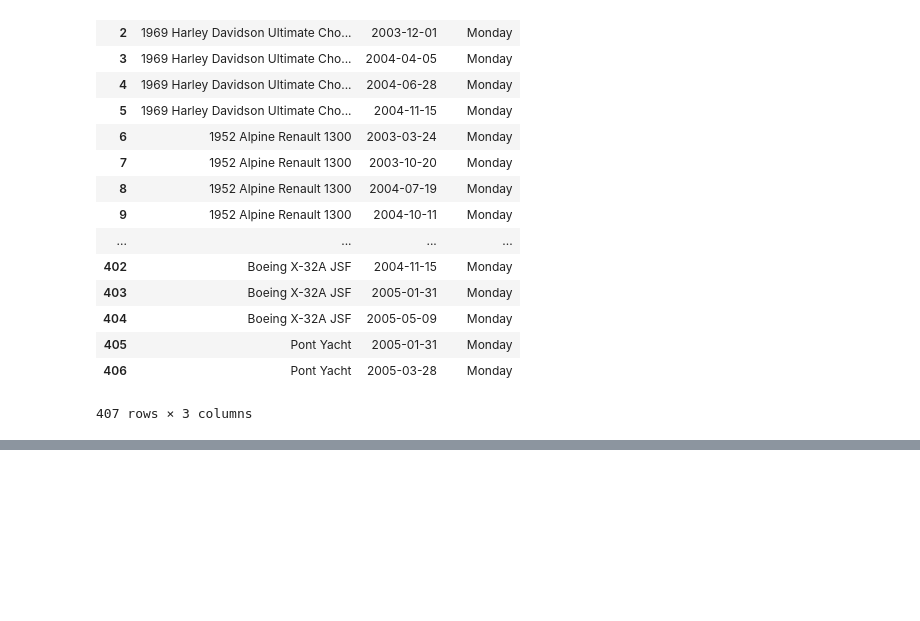
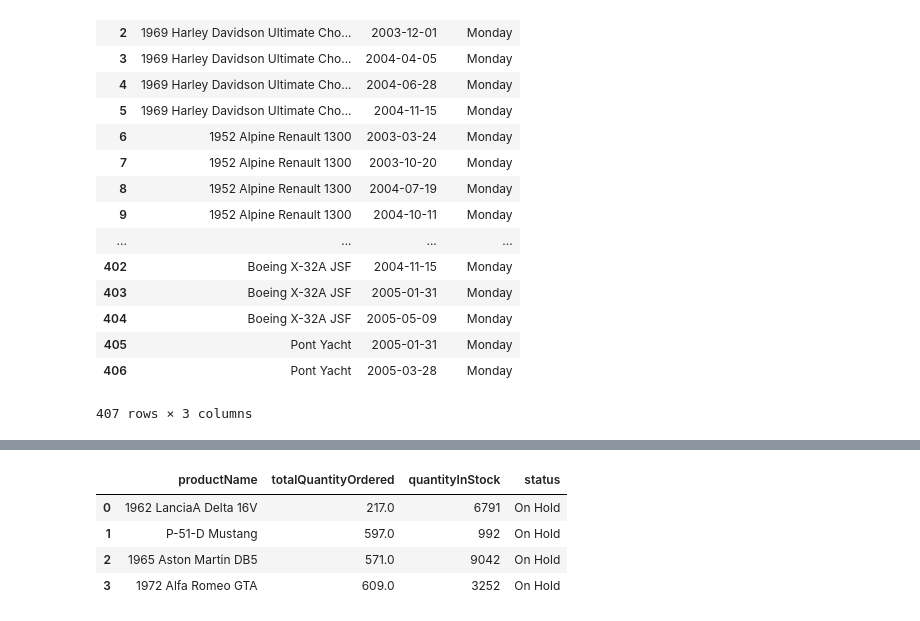
Before and after one commit to ainihanifa/digitalent, a Jupyter notebook: Latihan_sql2.ipynb, the cells around one changed output, grey strips where cells are left out. Drawn from its saved outputs; the diff is of its cells as text; code cells hidden in the pictures; blank space fills up the shorter version.

```diff
--- a/Latihan_sql2.ipynb
+++ b/Latihan_sql2.ipynb
@@ -406 +405,15 @@ WHERE od.productCode = p.productCode AND o.orderNumber = od.orderNumber AND o.st
 | 0 | 44 |
+# %%
+# The quantity on hand for products listed on 'On Hold' orders
+run("""
+SELECT p.productName,SUM(od.quantityOrdered) as totalQuantityOrdered, p.quantityInStock, o.status
+FROM products p, orderdetails od, orders o
+WHERE od.productCode = p.productCode AND o.orderNumber = od.orderNumber AND o.status = 'On Hold'
+GROUP BY od.orderNumber
+""")
+# %% [output]
+|  | productName | totalQuantityOrdered | quantityInStock | status |
+| 0 | 1962 LanciaA Delta 16V | 217.0 | 6791 | On Hold |
+| 1 | P-51-D Mustang | 597.0 | 992 | On Hold |
+| 2 | 1965 Aston Martin DB5 | 571.0 | 9042 | On Hold |
+| 3 | 1972 Alfa Romeo GTA | 609.0 | 3252 | On Hold |
```
Also changed, not shown: parts of 2 cells of this notebook.
